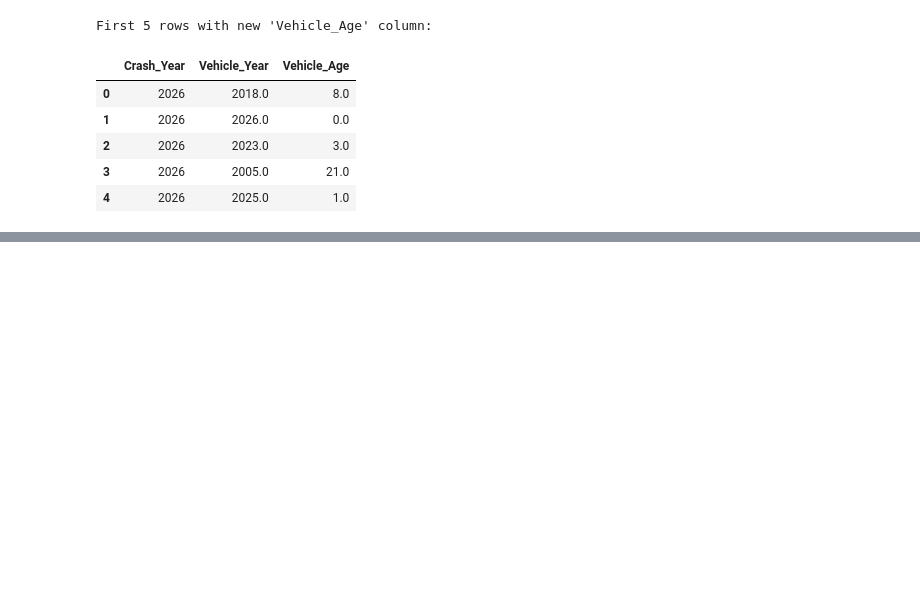
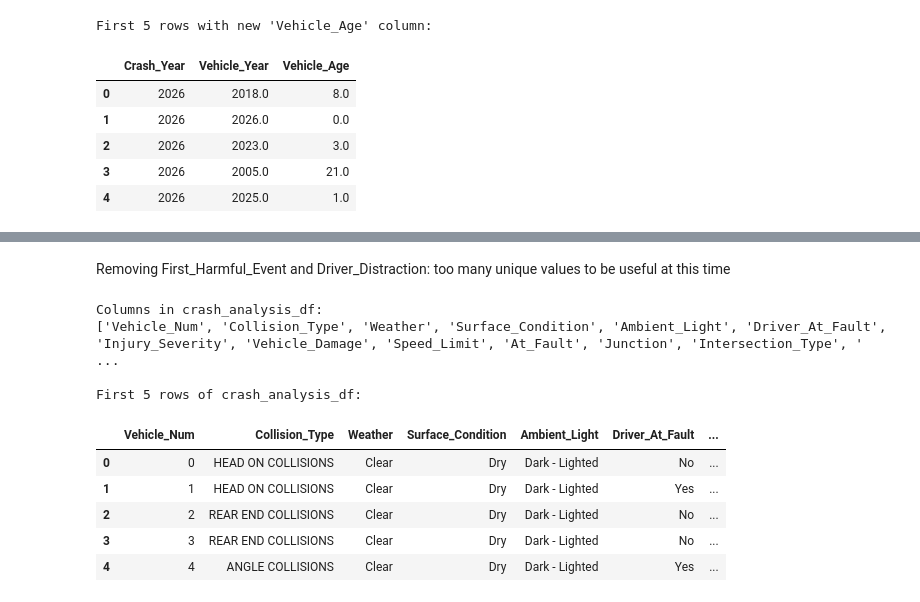
Before and after one commit to Alissa-Ouspen/data201_alissa, a Jupyter notebook: final/crash_prep.ipynb, the cells around one changed output, grey strips where cells are left out. Saved outputs shown, nothing was run; the diff lists cells and outputs as text; code cells hidden in the pictures; blank space fills up the shorter version.

```diff
--- a/final/crash_prep.ipynb
+++ b/final/crash_prep.ipynb
@@ -303,0 +417,30 @@ First 5 rows with new 'Vehicle_Age' column:
+# %% [markdown]
+Removing First_Harmful_Event and Driver_Distraction:  too many unique values to be useful at this time
+# %%
+columns_to_analyze = [
+    "Vehicle_Num", "Collision_Type", "Weather", "Surface_Condition",
+    "Ambient_Light", "Driver_At_Fault", "Injury_Severity",
+    "Vehicle_Damage", "Speed_Limit", "At_Fault",
+    "Junction", "Intersection_Type", "Road_Condition", "Crash_Hour",
+    "Crash_Month", "Crash_Year", "alcohol_use", "illegal_drug_use",
+    "medication_use", "Vehicle_Age"
+]
+
+crash_analysis_df = prep_crash_df[columns_to_analyze].copy()
+
+print("Columns in crash_analysis_df:")
+print(crash_analysis_df.columns.tolist())
+
+print("\nFirst 5 rows of crash_analysis_df:")
+display(crash_analysis_df.head())
+# %% [output]
+Columns in crash_analysis_df:
+['Vehicle_Num', 'Collision_Type', 'Weather', 'Surface_Condition', 'Ambient_Light', 'Driver_At_Fault', 'Injury_Severity', 'Vehicle_Damage', 'Speed_Limit', 'At_Fault', 'Junction', 'Intersection_Type', ' ...
+
+First 5 rows of crash_analysis_df:
+|  | Vehicle_Num | Collision_Type | Weather | Surface_Condition | Ambient_Light | Driver_At_Fault | ... |
+| 0 | 0 | HEAD ON COLLISIONS | Clear | Dry | Dark - Lighted | No | ... |
+| 1 | 1 | HEAD ON COLLISIONS | Clear | Dry | Dark - Lighted | Yes | ... |
+| 2 | 2 | REAR END COLLISIONS | Clear | Dry | Dark - Lighted | No | ... |
+| 3 | 3 | REAR END COLLISIONS | Clear | Dry | Dark - Lighted | No | ... |
+| 4 | 4 | ANGLE COLLISIONS | Clear | Dry | Dark - Lighted | Yes | ... |
```
Also changed, not shown: parts of 13 cells of this notebook.
